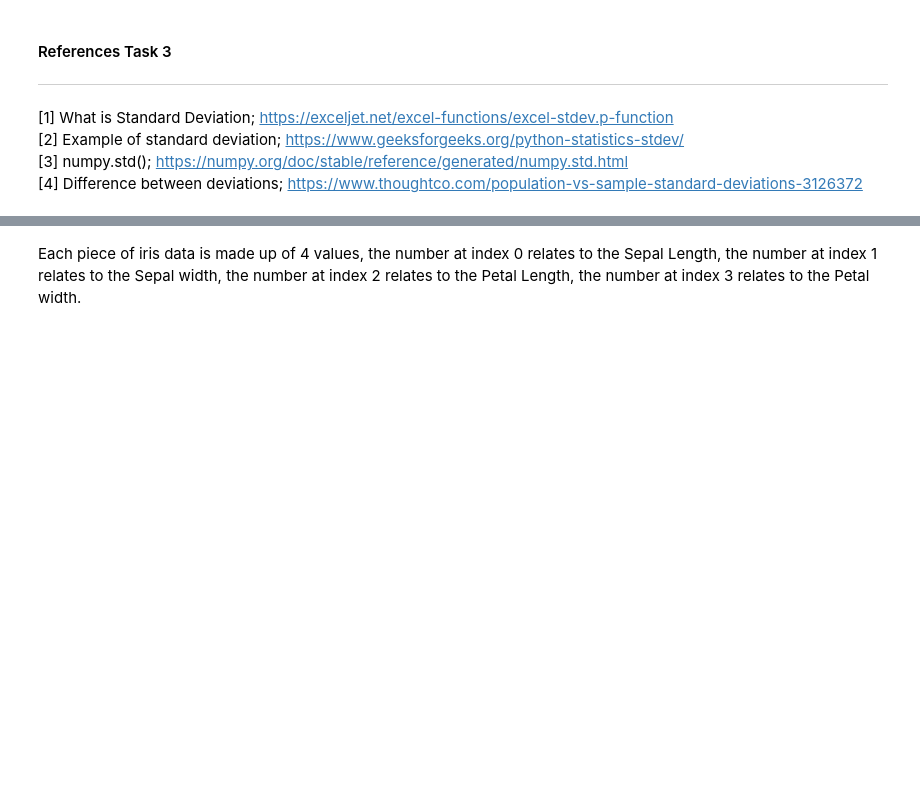
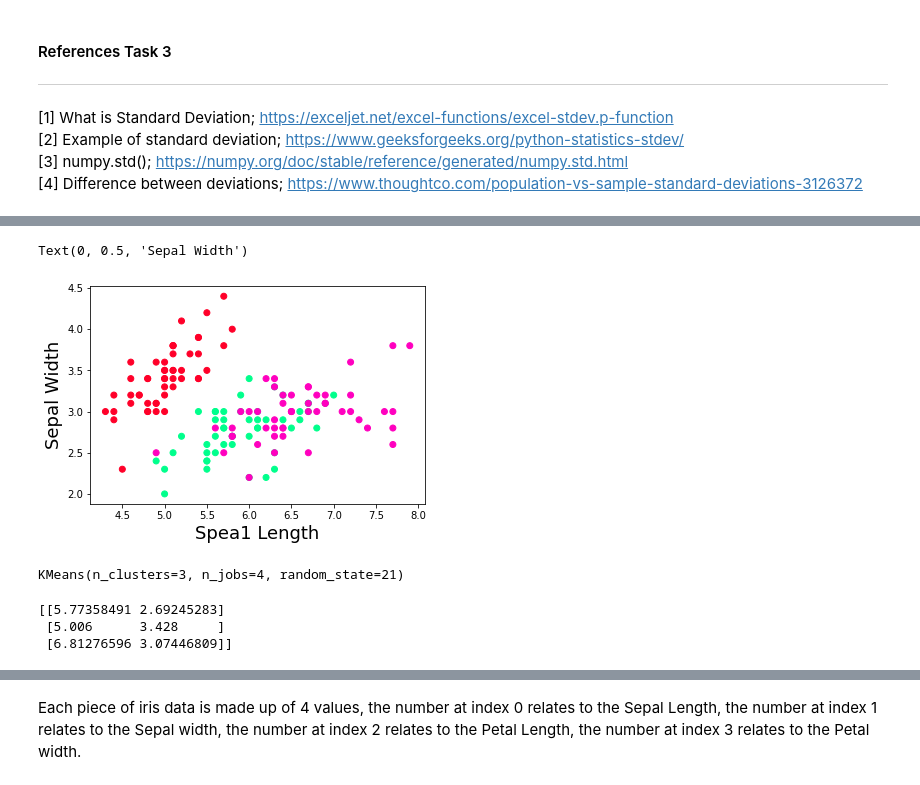
Before and after one commit to ShirinNagle/Jupyter-Practice, a Jupyter notebook: jupyter-Tasks.ipynb, the cells around one changed output, grey strips where cells are left out. Cells and saved outputs as stored; diff of their text form; code cells hidden in the pictures; blank space fills up the shorter version.

```diff
--- a/jupyter-Tasks.ipynb
+++ b/jupyter-Tasks.ipynb
@@ -595,0 +606,29 @@ print(iris.data)
+# %%
+# load the data
+iris = datasets.load_iris()
+
+# define target and predictors
+X = iris.data[:, :2]
+y = iris.target
+# %%
+# data using scatterplot
+plt.scatter(X[:,0], X[:,1], c=y, cmap='gist_rainbow')
+plt.xlabel('Spea1 Length', fontsize=18)
+plt.ylabel('Sepal Width', fontsize=18)
+# %% [output]
+Text(0, 0.5, 'Sepal Width')
+[figure, added]
+# %%
+# Instantiate and fit K means cluster model. Using three clusters and a random state of 21.
+km = KMeans(n_clusters = 3, n_jobs = 4, random_state=21)
+km.fit(X)
+# %% [output]
+KMeans(n_clusters=3, n_jobs=4, random_state=21)
+# %%
+# identify the center points of the data using code below
+centers = km.cluster_centers_
+print(centers)
+# %% [output]
+[[5.77358491 2.69245283]
+ [5.006      3.428     ]
+ [6.81276596 3.07446809]]
```
Also changed, not shown: parts of 25 cells of this notebook.
